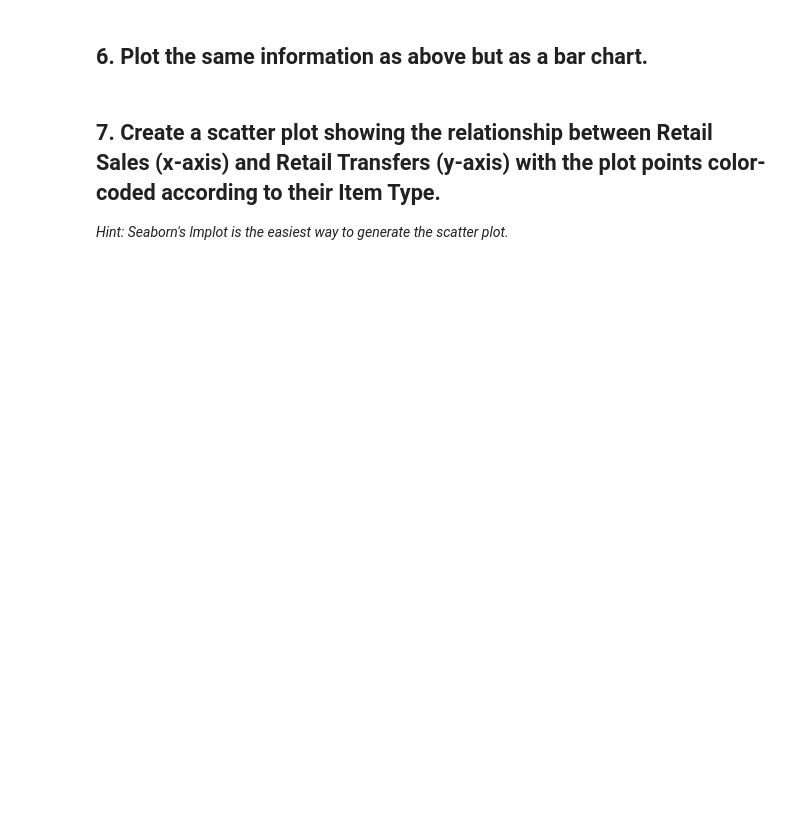
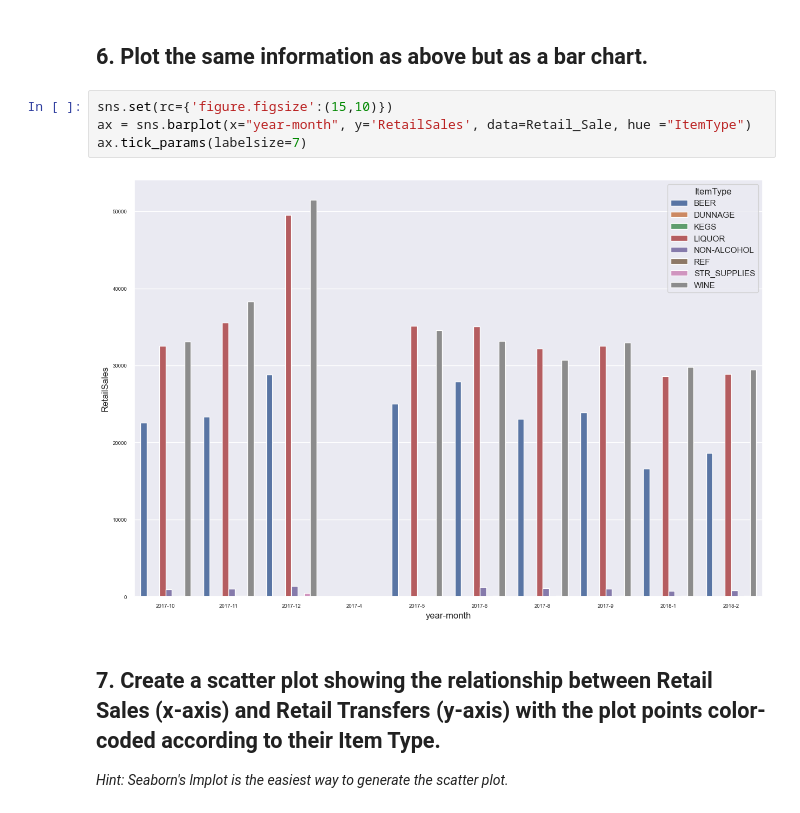
Before and after one commit to JonathonClegg/DAFT_0116, a Jupyter notebook: module_2/Lab_2_ Plotting-Multiple-Data-Series/main.ipynb, the cells around one changed output. Drawn from its saved outputs; the diff is of its cells as text; blank space fills up the shorter version.

```diff
--- a/module_2/Lab_2_ Plotting-Multiple-Data-Series/main.ipynb
+++ b/module_2/Lab_2_ Plotting-Multiple-Data-Series/main.ipynb
@@ -141,5 +170,11 @@ sales_piv_melt=sales_piv.melt(id_vars='Month', value_vars=['RetailSales','Retail
 # %% [markdown]
 ## 6. Plot the same information as above but as a bar chart.
+# %%
+sns.set(rc={'figure.figsize':(15,10)})
+ax = sns.barplot(x="year-month", y='RetailSales', data=Retail_Sale, hue ="ItemType")
+ax.tick_params(labelsize=7)
+# %% [output]
+[figure, added]
 # %% [markdown]
 ## 7. Create a scatter plot showing the relationship between Retail Sales (x-axis) and Retail Transfers (y-axis) with the plot points color-coded according to their Item Type.
 
```
Also changed, not shown: parts of 10 cells of this notebook, 3 other files.
